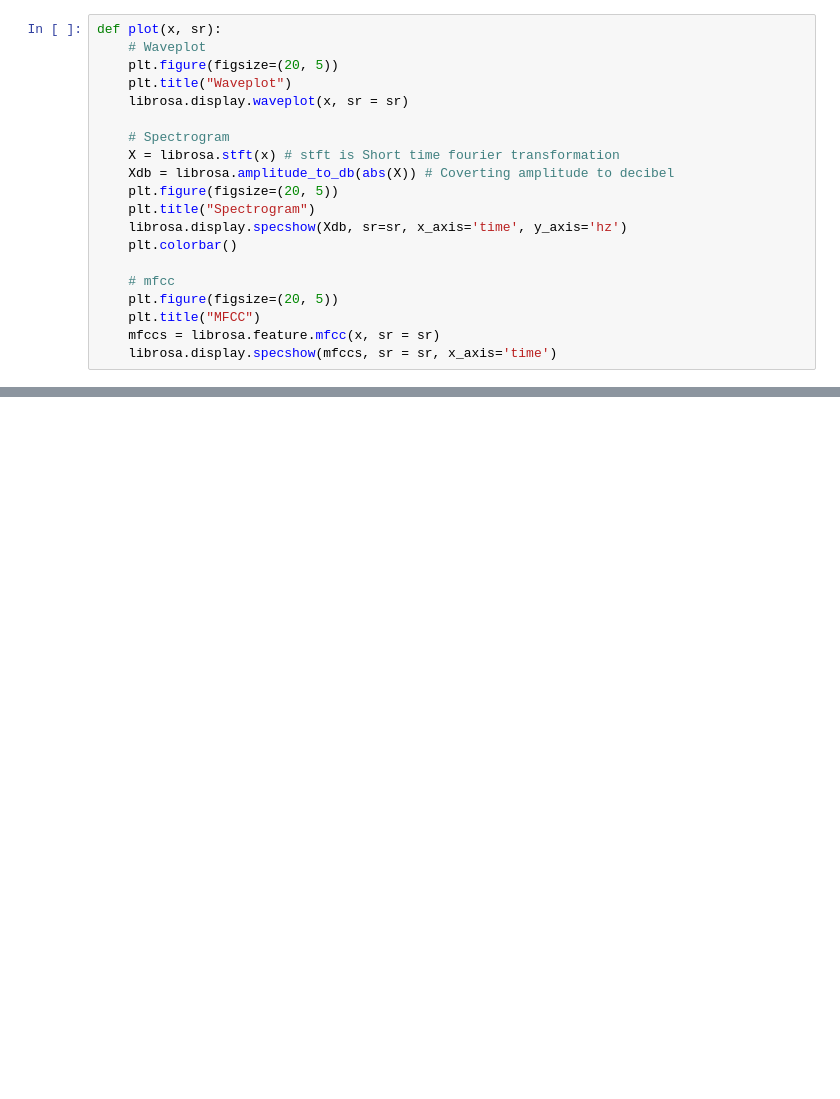
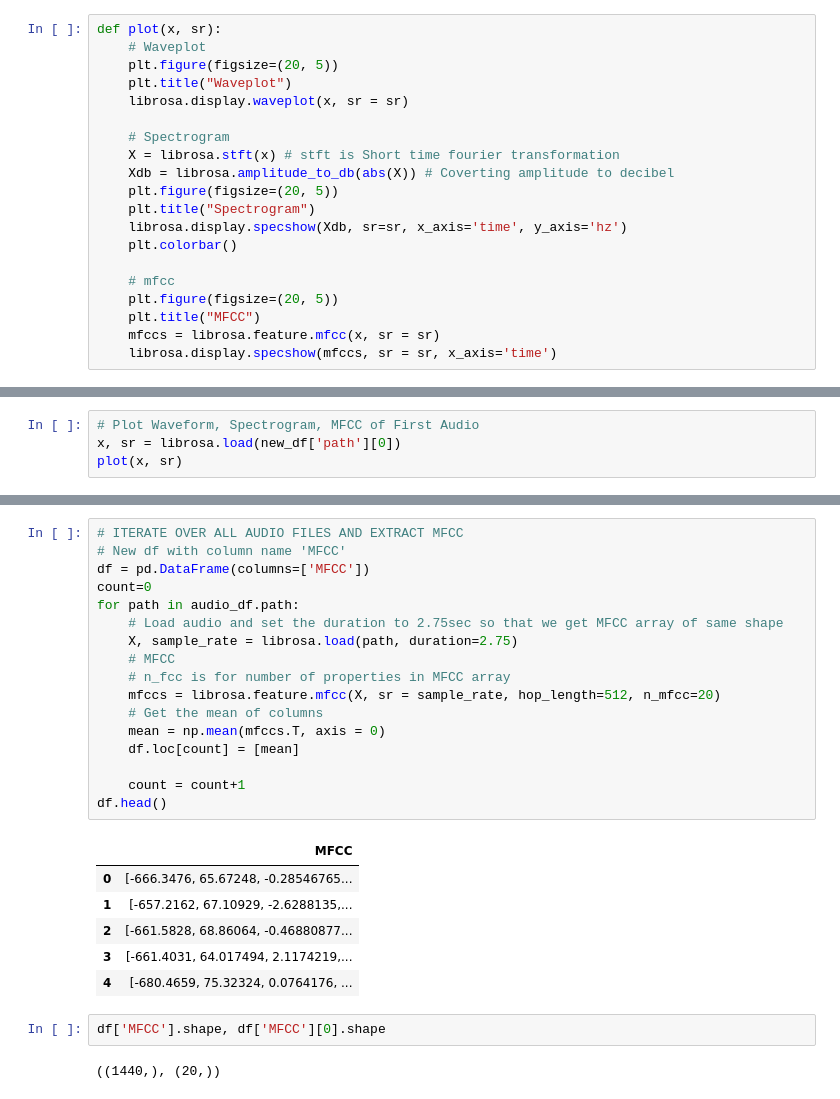
Before and after one commit to Gaukm01/BCS-SER-project, a Jupyter notebook: Project/index.ipynb, the cells around one changed output, grey strips where cells are left out. Drawn from its saved outputs; the diff is of its cells as text; blank space fills up the shorter version.

```diff
--- a/Project/index.ipynb
+++ b/Project/index.ipynb
@@ -75,0 +86,4 @@ plot(x[0][0], sr[0][0])
+# %%
+# Plot Waveform, Spectrogram, MFCC of First Audio
+x, sr = librosa.load(new_df['path'][0])
+plot(x, sr)
@@ -75,0 +94,28 @@ plot(x[0][0], sr[0][0])
+# %%
+# ITERATE OVER ALL AUDIO FILES AND EXTRACT MFCC
+# New df with column name 'MFCC'
+df = pd.DataFrame(columns=['MFCC'])
+count=0
+for path in audio_df.path:
+    # Load audio and set the duration to 2.75sec so that we get MFCC array of same shape
+    X, sample_rate = librosa.load(path, duration=2.75)
+    # MFCC
+    # n_fcc is for number of properties in MFCC array
+    mfccs = librosa.feature.mfcc(X, sr = sample_rate, hop_length=512, n_mfcc=20)
+    # Get the mean of columns
+    mean = np.mean(mfccs.T, axis = 0)
+    df.loc[count] = [mean]
+
+    count = count+1
+df.head()
+# %% [output]
+|  | MFCC |
+| 0 | [-666.3476, 65.67248, -0.28546765... |
+| 1 | [-657.2162, 67.10929, -2.6288135,... |
+| 2 | [-661.5828, 68.86064, -0.46880877... |
+| 3 | [-661.4031, 64.017494, 2.1174219,... |
+| 4 | [-680.4659, 75.32324, 0.0764176, ... |
+# %%
+df['MFCC'].shape, df['MFCC'][0].shape
+# %% [output]
+((1440,), (20,))
```
Also changed, not shown: parts of 9 cells of this notebook.
